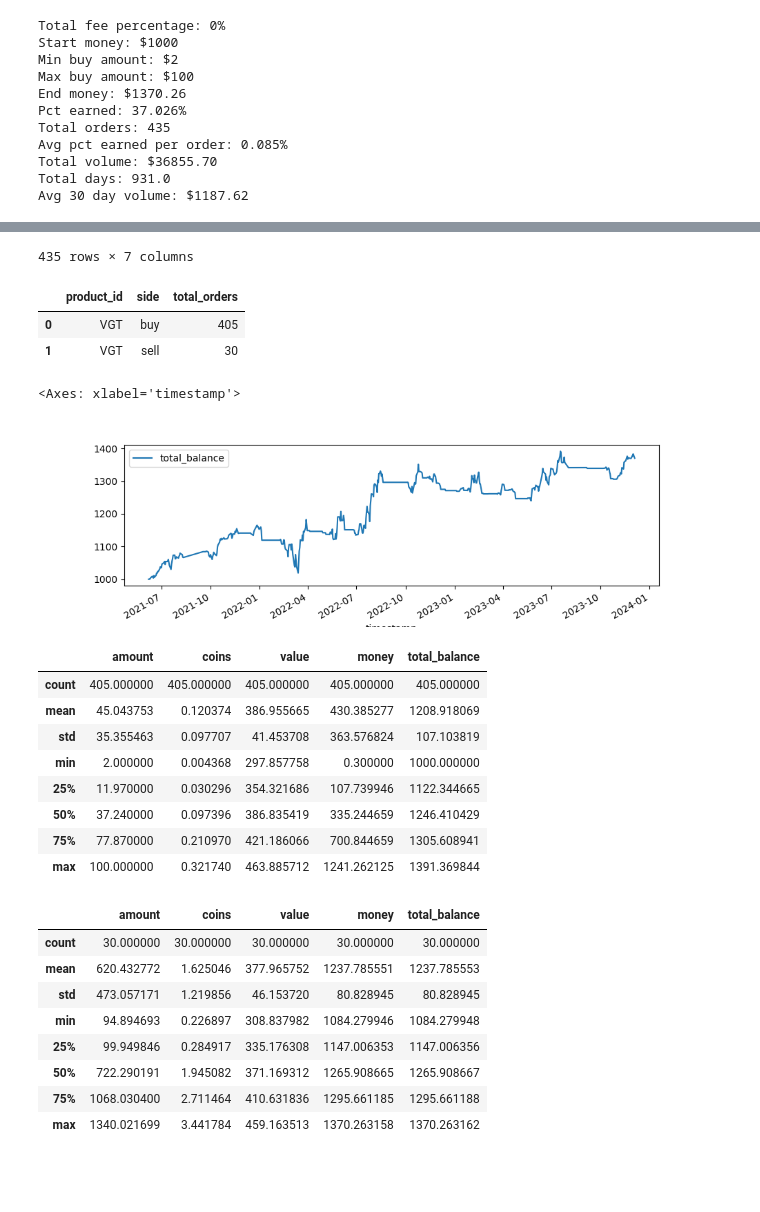
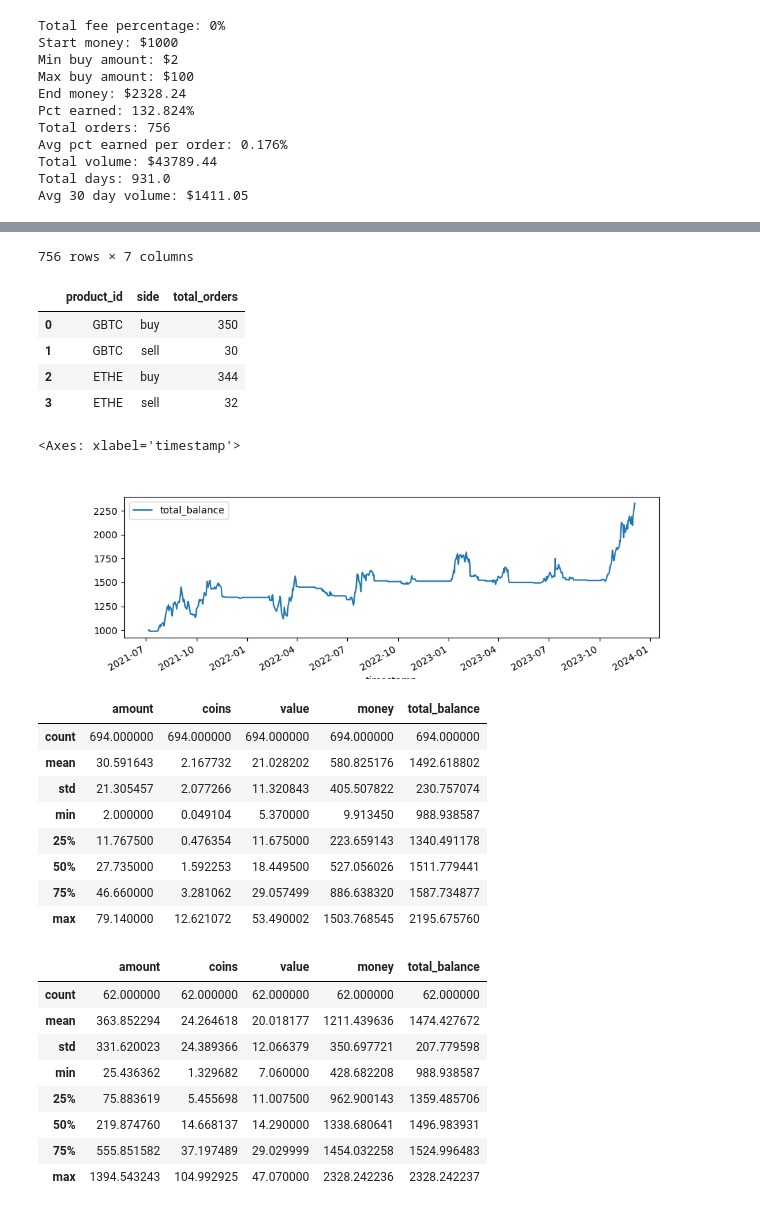
Before and after one commit to daneisburgh/invaas, a Jupyter notebook: notebooks/etf-test.ipynb, the cells around one changed output, grey strips where cells are left out. Cells and saved outputs as stored; diff of their text form; code cells hidden in the pictures; blank space fills up the shorter version.

```diff
--- a/notebooks/etf-test.ipynb
+++ b/notebooks/etf-test.ipynb
@@ -17,7 +17,8 @@ import notebook_utils
 from invaas.schwab.cnn_fear_greed_index import get_current_cnn_fear_greed_index, get_historical_cnn_fear_greed_index
 
 # product_ids = ["VOO", "VGT", "VUG", "VTI", "VT"]
-product_ids = ["VGT"]
+# product_ids = ["VGT"]
+product_ids = ["GBTC", "ETHE"]
 # %%
 def get_df_fear_greed_index():
     print("Retrieving historical fear and greed index")
@@ -318,7 +315,7 @@ for index, row in df_final.iterrows():
                     # "fear_greed_index": row.fear_greed_index
                 }
             )
-    elif condition_action == "sell" and coins_hold[product_id] > min_hold:
+    elif condition_action == "sell" and coins_hold[product_id] > -1:
         # condition_factor = row.fear_greed_index / 100
         condition_factor = 1
         sell_coins = floor_value(coins[product_id] * condition_factor, 8)
@@ -390,12 +387,12 @@ Total fee percentage: 0%
 Start money: $1000
 Min buy amount: $2
 Max buy amount: $100
-End money: $1370.26
-Pct earned: 37.026%
-Total orders: 435
-Avg pct earned per order: 0.085%
-Total volume: $36855.70
+End money: $2328.24
+Pct earned: 132.824%
+Total orders: 756
+Avg pct earned per order: 0.176%
+Total volume: $43789.44
 Total days: 931.0
-Avg 30 day volume: $1187.62
+Avg 30 day volume: $1411.05
 |  | product_id | side | amount | coins | value | money | total_balance |
 | timestamp |  |  |  |  |  |  |  |
@@ -413,29 +410,31 @@ Avg 30 day volume: $1187.62
-435 rows × 7 columns
+756 rows × 7 columns
 |  | product_id | side | total_orders |
-| 0 | VGT | buy | 405 |
-| 1 | VGT | sell | 30 |
+| 0 | GBTC | buy | 350 |
+| 1 | GBTC | sell | 30 |
+| 2 | ETHE | buy | 344 |
+| 3 | ETHE | sell | 32 |
 <Axes: xlabel='timestamp'>
-[figure, old version]
+[figure, new version]
 # %%
 display(df_orders.loc[df_orders.side == "buy"].describe())
 display(df_orders.loc[df_orders.side == "sell"].describe())
 # df_orders.loc[(df_orders.index >= pd.Timestamp("2022-03-15", tz="UTC")) & (df_orders.index <= pd.Timestamp("2022-06-15", tz="UTC"))].tail(100)
 # %% [output]
 |  | amount | coins | value | money | total_balance |
-| count | 405.000000 | 405.000000 | 405.000000 | 405.000000 | 405.000000 |
-| mean | 45.043753 | 0.120374 | 386.955665 | 430.385277 | 1208.918069 |
-| std | 35.355463 | 0.097707 | 41.453708 | 363.576824 | 107.103819 |
-| min | 2.000000 | 0.004368 | 297.857758 | 0.300000 | 1000.000000 |
-| 25% | 11.970000 | 0.030296 | 354.321686 | 107.739946 | 1122.344665 |
-| 50% | 37.240000 | 0.097396 | 386.835419 | 335.244659 | 1246.410429 |
-| 75% | 77.870000 | 0.210970 | 421.186066 | 700.844659 | 1305.608941 |
-| max | 100.000000 | 0.321740 | 463.885712 | 1241.262125 | 1391.369844 |
+| count | 694.000000 | 694.000000 | 694.000000 | 694.000000 | 694.000000 |
+| mean | 30.591643 | 2.167732 | 21.028202 | 580.825176 | 1492.618802 |
+| std | 21.305457 | 2.077266 | 11.320843 | 405.507822 | 230.757074 |
+| min | 2.000000 | 0.049104 | 5.370000 | 9.913450 | 988.938587 |
+| 25% | 11.767500 | 0.476354 | 11.675000 | 223.659143 | 1340.491178 |
+| 50% | 27.735000 | 1.592253 | 18.449500 | 527.056026 | 1511.779441 |
+| 75% | 46.660000 | 3.281062 | 29.057499 | 886.638320 | 1587.734877 |
+| max | 79.140000 | 12.621072 | 53.490002 | 1503.768545 | 2195.675760 |
 |  | amount | coins | value | money | total_balance |
-| count | 30.000000 | 30.000000 | 30.000000 | 30.000000 | 30.000000 |
-| mean | 620.432772 | 1.625046 | 377.965752 | 1237.785551 | 1237.785553 |
-| std | 473.057171 | 1.219856 | 46.153720 | 80.828945 | 80.828945 |
-| min | 94.894693 | 0.226897 | 308.837982 | 1084.279946 | 1084.279948 |
-| 25% | 99.949846 | 0.284917 | 335.176308 | 1147.006353 | 1147.006356 |
-| 50% | 722.290191 | 1.945082 | 371.169312 | 1265.908665 | 1265.908667 |
-| 75% | 1068.030400 | 2.711464 | 410.631836 | 1295.661185 | 1295.661188 |
-| max | 1340.021699 | 3.441784 | 459.163513 | 1370.263158 | 1370.263162 |
+| count | 62.000000 | 62.000000 | 62.000000 | 62.000000 | 62.000000 |
+| mean | 363.852294 | 24.264618 | 20.018177 | 1211.439636 | 1474.427672 |
+| std | 331.620023 | 24.389366 | 12.066379 | 350.697721 | 207.779598 |
+| min | 25.436362 | 1.329682 | 7.060000 | 428.682208 | 988.938587 |
+| 25% | 75.883619 | 5.455698 | 11.007500 | 962.900143 | 1359.485706 |
+| 50% | 219.874760 | 14.668137 | 14.290000 | 1338.680641 | 1496.983931 |
+| 75% | 555.851582 | 37.197489 | 29.029999 | 1454.032258 | 1524.996483 |
+| max | 1394.543243 | 104.992925 | 47.070000 | 2328.242236 | 2328.242237 |
```
Also changed, not shown: parts of 3 cells of this notebook, 2 other files.
